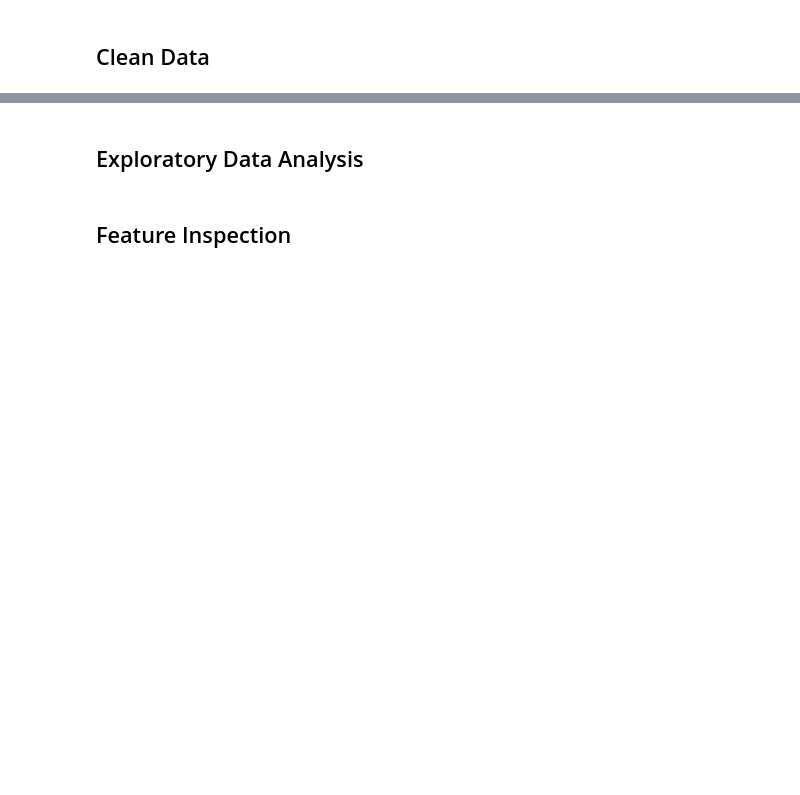
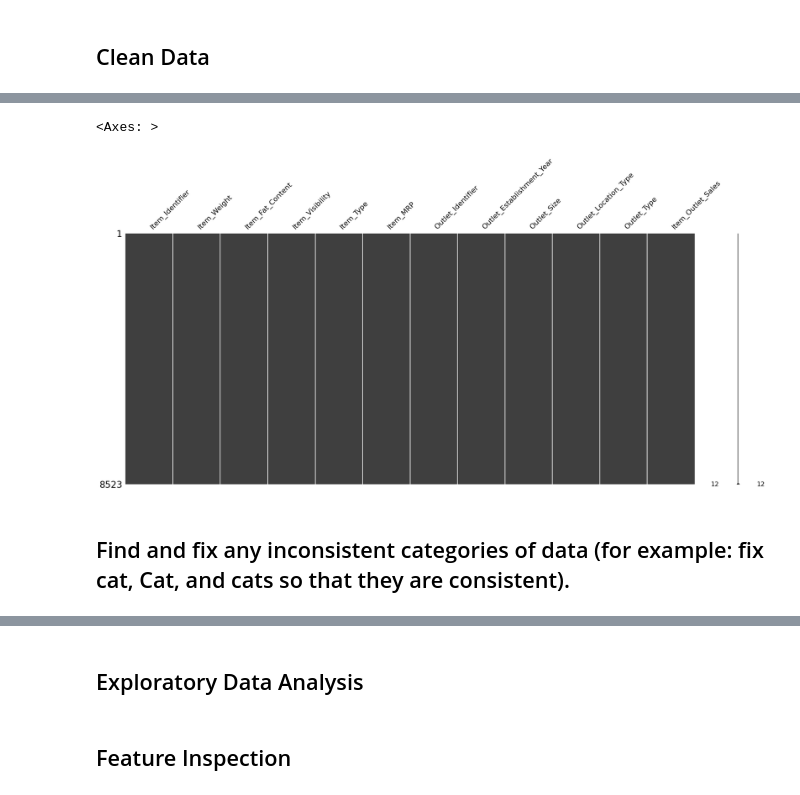
Before and after one commit to Al-Tayeb96/Prediction-of-Product-Sales, a Jupyter notebook: Prediction_of_Product_Sales.ipynb, the cells around one changed output, grey strips where cells are left out. Saved outputs shown, nothing was run; the diff lists cells and outputs as text; code cells hidden in the pictures; blank space fills up the shorter version.

```diff
--- a/Prediction_of_Product_Sales.ipynb
+++ b/Prediction_of_Product_Sales.ipynb
@@ -7,2 +12,6 @@
 # %% [markdown]
 ## Load and Inspect Data
+# %%
+
+path="/content/drive/MyDrive/ CodingDojo/01-Fundamentals/Week02/Data folder/sales_predictions_2023.csv"
+df_sales=pd.read_csv(path)
@@ -10,0 +146,2 @@
+# %%
+df_sales['Item_Weight']=df_sales['Item_Weight'].fillna(-1)
@@ -10,0 +155,2 @@
+# %%
+df_sales['Outlet_Size']=df_sales['Outlet_Size'].fillna("MISSING")
@@ -10,0 +178,7 @@
+# %%
+msno.matrix(df_sales)
+# %% [output]
+<Axes: >
+[figure, added]
+# %% [markdown]
+## Find and fix any inconsistent categories of data (for example: fix cat, Cat, and cats so that they are consistent).
```
Also changed, not shown: parts of 35 cells of this notebook.
